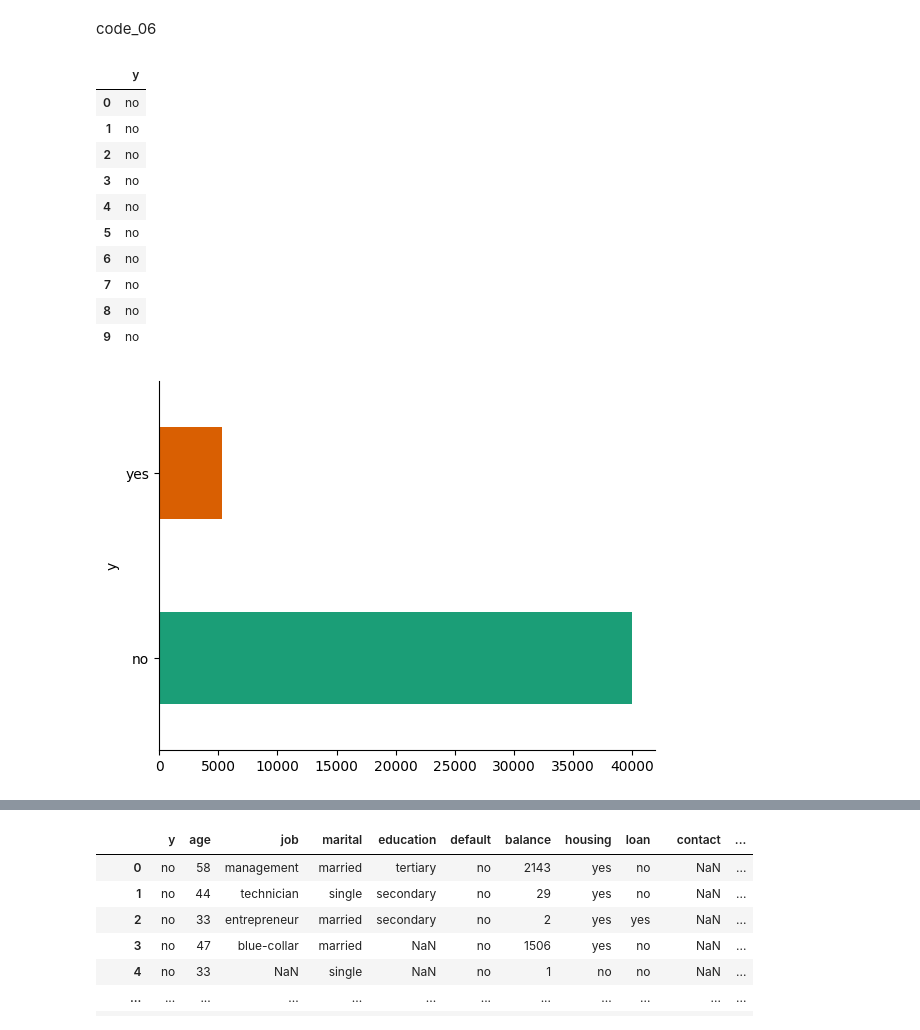
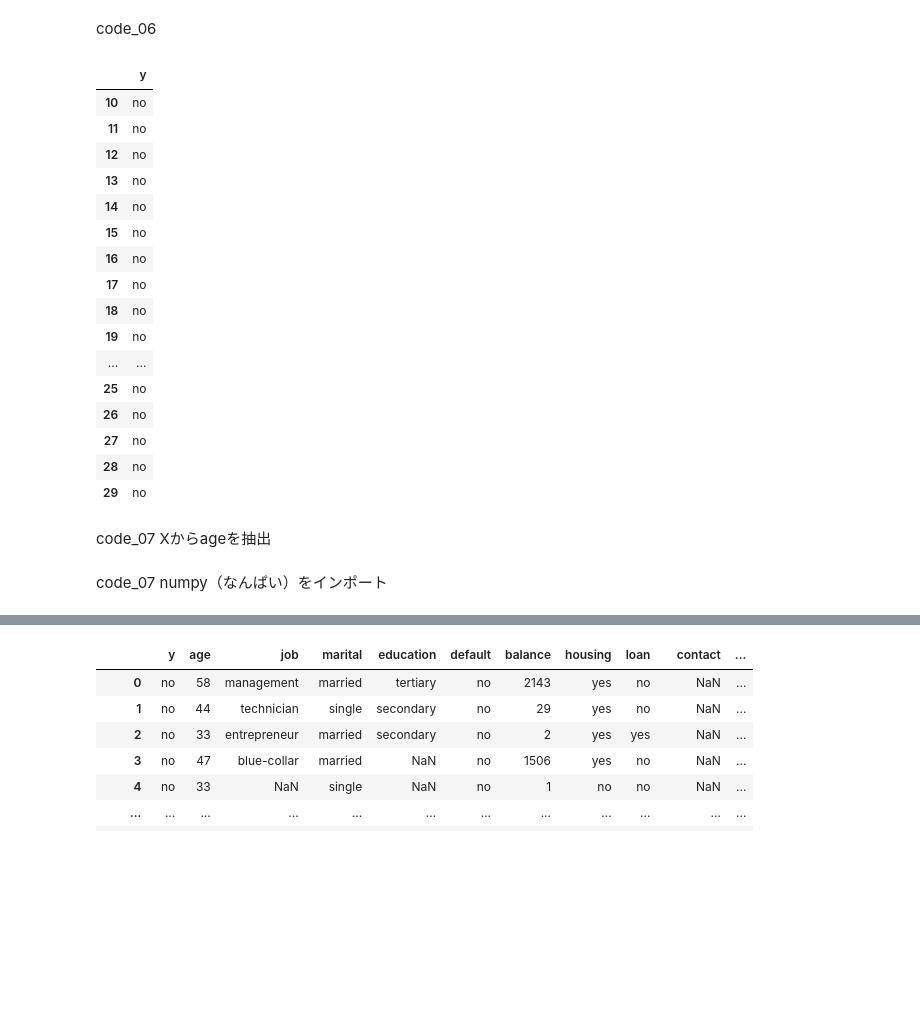
Before and after one commit to sugimotoh/classes, a Jupyter notebook: marketingmodels.ipynb, the cells around one changed output, grey strips where cells are left out. Saved outputs shown, nothing was run; the diff lists cells and outputs as text; code cells hidden in the pictures; blank space fills up the shorter version.

```diff
--- a/marketingmodels.ipynb
+++ b/marketingmodels.ipynb
@@ -100,25 +100,24 @@ y.size      # サンプルサイズ
 # %% [markdown]
 code_06
 # %%
-y[:10]       # 先頭から10個の要素を表示
+y[10:30]       # 先頭から10個の要素を表示
 # %% [output]
 |  | y |
-| 0 | no |
-| 1 | no |
-| 2 | no |
-| 3 | no |
-| 4 | no |
-| 5 | no |
-| 6 | no |
-| 7 | no |
-| 8 | no |
-| 9 | no |
+| 10 | no |
+| 11 | no |
+| 12 | no |
+| 13 | no |
+| 14 | no |
+| 15 | no |
+| 16 | no |
+| 17 | no |
+| 18 | no |
+| 19 | no |
+| ... | ... |
+| 25 | no |
+| 26 | no |
+| 27 | no |
+| 28 | no |
+| 29 | no |
-# %%
-# graph of y
-
-from matplotlib import pyplot as plt
-import seaborn as sns
-y.groupby('y').size().plot(kind='barh', color=sns.palettes.mpl_palette('Dark2'))
-plt.gca().spines[['top', 'right',]].set_visible(False)
-# %% [output]
-[figure, removed]
+# %% [markdown]
+code_07 Xからageを抽出
@@ -124,0 +126,2 @@ plt.gca().spines[['top', 'right',]].set_visible(False)
+# %% [markdown]
+code_07 numpy（なんぱい）をインポート
```
Also changed, not shown: parts of 4 cells of this notebook.
